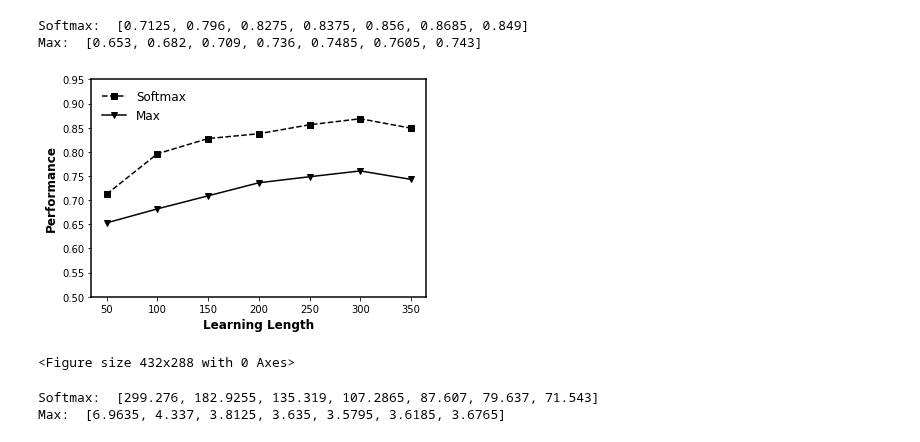
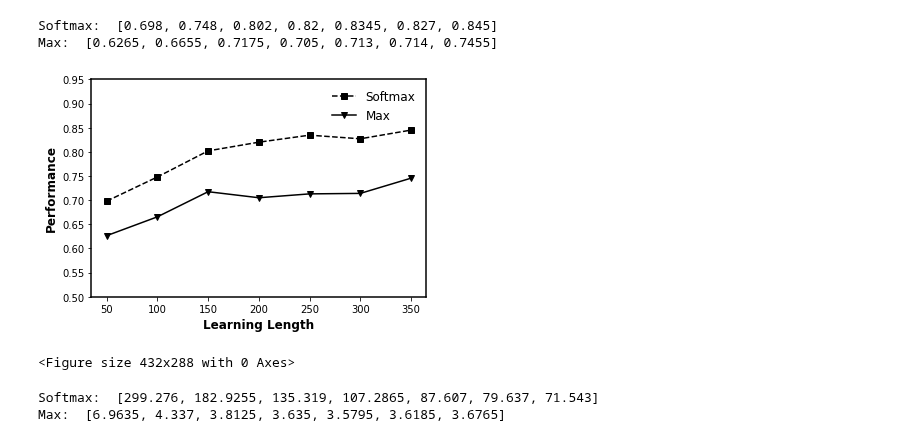
Before and after one commit to GrandJune/HAI, a Jupyter notebook: Fang2009/Results.ipynb, the cells around one changed output. Cells and saved outputs as stored; diff of their text form; code cells hidden in the pictures.

```diff
--- a/Fang2009/Results.ipynb
+++ b/Fang2009/Results.ipynb
@@ -2,7 +2,7 @@
 import matplotlib.pyplot as plt
 import pickle
 legend_properties = {'weight':'bold'}
-data_folder = r"E:\data\hai-0307\Fang2009_10"
+data_folder = r"E:\data\hai-0307\Fang2009_11"
 performance_softmax_file = data_folder + r"\softmax_performance_across_learning"
 performance_max_file = data_folder + r"\max_performance_across_learning"
 # performance_max_file_2 = data_folder + r"\max_performance_across_learning_2"
@@ -10,36 +10,36 @@ performance_max_file = data_folder + r"\max_performance_across_learning"
 
 with open(performance_softmax_file, 'rb') as infile:
     softmax_performance = pickle.load(infile)
 with open(performance_max_file, 'rb') as infile:
     max_performance = pickle.load(infile)
 # with open(performance_max_file_2, 'rb') as infile:
 #     max_performance_2 = pickle.load(infile)
 
 # for high, low in zip(high_peaks, low_peaks):
 #     print(high + low)
 print("Softmax: ", softmax_performance)
 print("Max: ", max_performance)
 # Performance
 x =  [50, 100, 150, 200, 250, 300, 350]
 fig, ax = plt.subplots()
 ax.spines["left"].set_linewidth(1.5)
 ax.spines["right"].set_linewidth(1.5)
 ax.spines["top"].set_linewidth(1.5)
 ax.spines["bottom"].set_linewidth(1.5)
 plt.plot(x, softmax_performance, "k--s", label="Softmax")
 plt.plot(x, max_performance, "k-v", label="Max")
 plt.xlabel('Learning Length', fontweight='bold', fontsize=12)
 plt.ylabel('Performance', fontweight='bold', fontsize=12)
 # plt.xticks(x)
 ax.set_ylim(0.50, 0.95)
 plt.legend(frameon=False, ncol=1, fontsize=12)
 plt.savefig(data_folder + r"\Softmax_Max_performance.png", transparent=True, dpi=300)
 plt.show()
 plt.clf()
 # %% [output]
-Softmax:  [0.7125, 0.796, 0.8275, 0.8375, 0.856, 0.8685, 0.849]
-Max:  [0.653, 0.682, 0.709, 0.736, 0.7485, 0.7605, 0.743]
+Softmax:  [0.698, 0.748, 0.802, 0.82, 0.8345, 0.827, 0.845]
+Max:  [0.6265, 0.6655, 0.7175, 0.705, 0.713, 0.714, 0.7455]
-[figure, old version]
+[figure, new version]
 <Figure size 432x288 with 0 Axes>
 # %%
 data_folder = r"E:\data\hai-0307\Fang2009_9"
```
Also changed, not shown: parts of 3 cells of this notebook, 7 other files.
